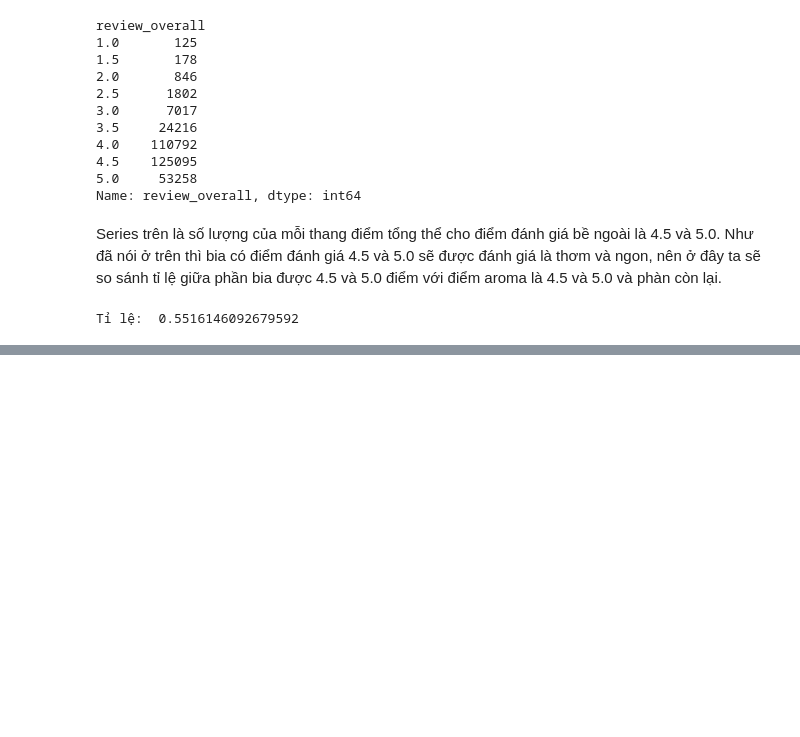
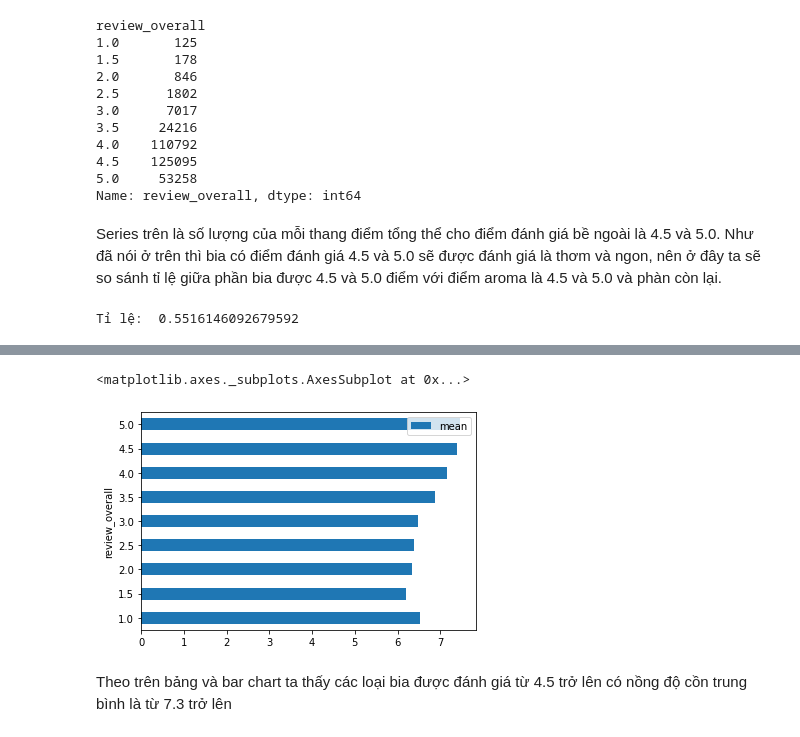
Before and after one commit to hts7117/LTKHDL_DACK, a Jupyter notebook: 1712718-HuynhThanhSang.ipynb, the cells around one changed output, grey strips where cells are left out. Drawn from its saved outputs; the diff is of its cells as text; code cells hidden in the pictures; blank space fills up the shorter version.

```diff
--- a/1712718-HuynhThanhSang.ipynb
+++ b/1712718-HuynhThanhSang.ipynb
@@ -316,0 +319,5 @@ Tỉ lệ:  0.5516146092679592
+# %%
+beer_abv_overall = beer_reviews_df.groupby(beer_reviews_df['review_overall'])['beer_abv'].agg(['mean'])
+print(beer_abv_overall)
+
+abv = beer_reviews_df['beer_abv'].unique()
@@ -316,0 +336,7 @@ Tỉ lệ:  0.5516146092679592
+# %%
+beer_abv_overall.plot.barh()
+# %% [output]
+<matplotlib.axes._subplots.AxesSubplot at 0x...>
+[figure, added]
+# %% [markdown]
+Theo trên bảng và bar chart ta thấy các loại bia được đánh giá từ 4.5 trở lên có nồng độ cồn trung bình là từ 7.3 trở lên
```
Also changed, not shown: parts of 14 cells of this notebook.
